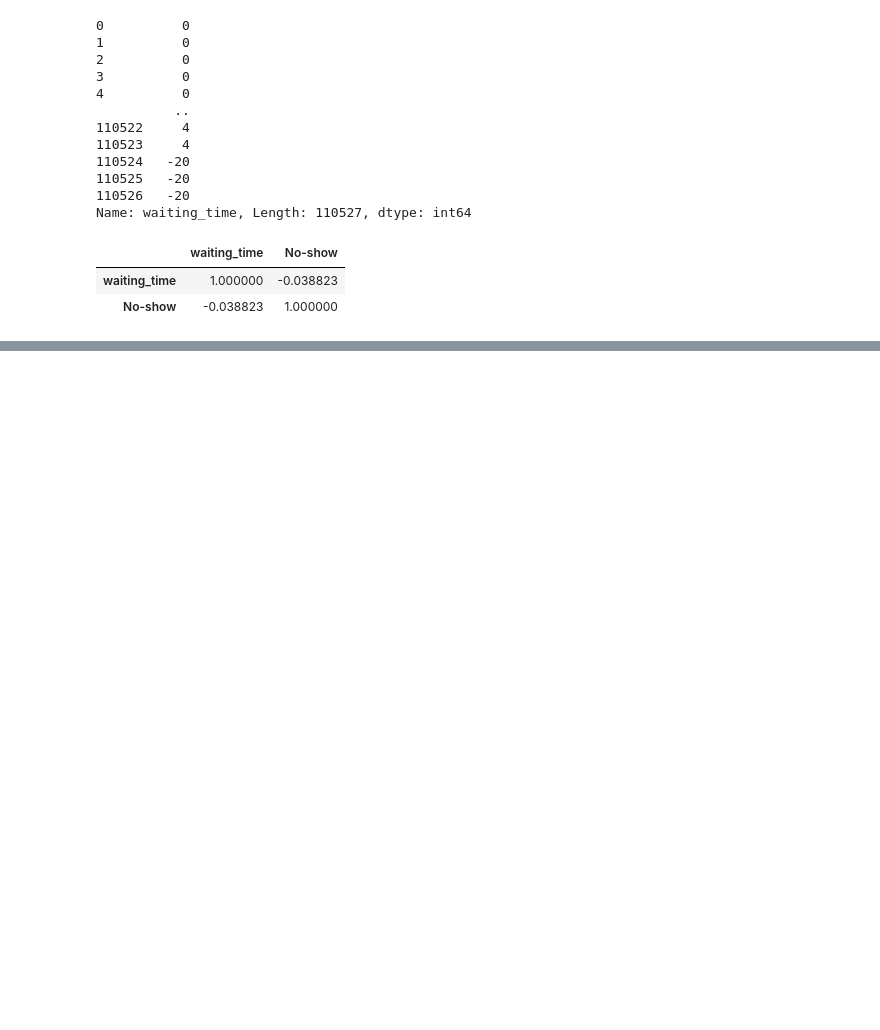
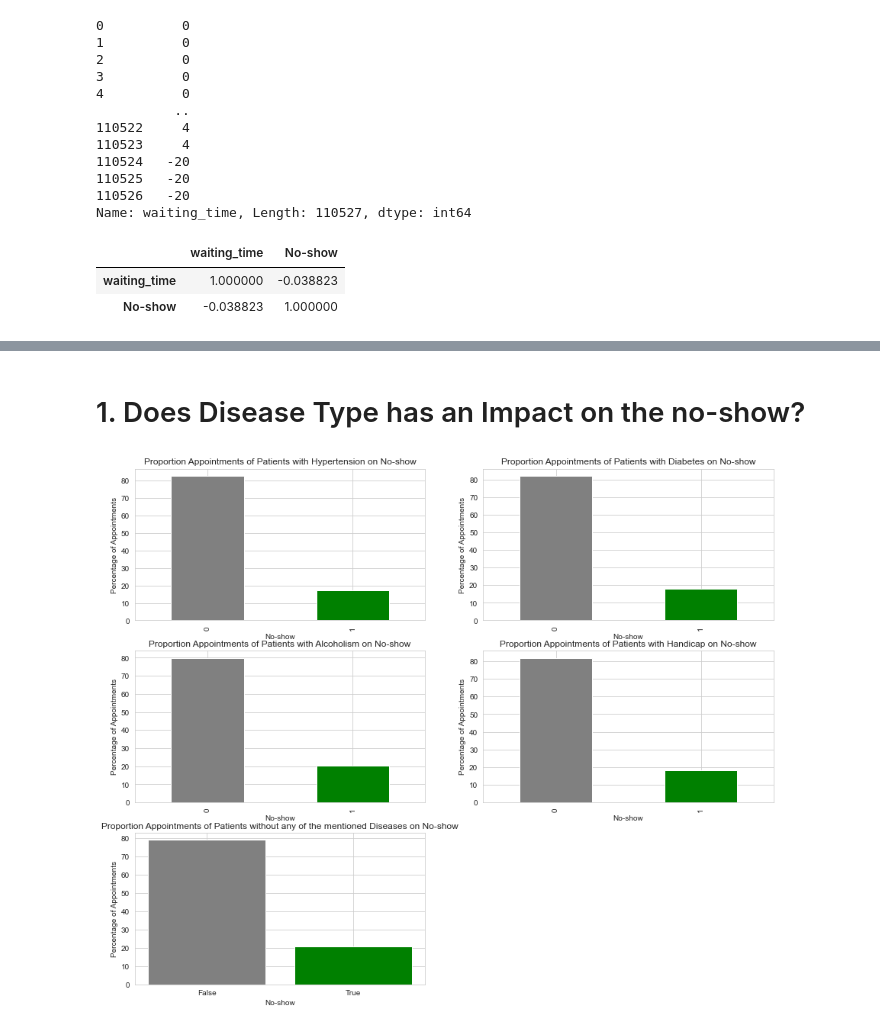
Before and after one commit to Dardeery/Medical-Appointment-No-Shows, a Jupyter notebook: Medical Appointment No Shows.ipynb, the cells around one changed output, grey strips where cells are left out. Saved outputs shown, nothing was run; the diff lists cells and outputs as text; code cells hidden in the pictures; blank space fills up the shorter version.

```diff
--- a/Medical Appointment No Shows.ipynb
+++ b/Medical Appointment No Shows.ipynb
@@ -242,0 +251,61 @@ DummyRegressor(constant=None, quantile=None, strategy='mean')
+# %% [markdown]
+# 1. Does Disease Type has an Impact on the no-show?
+# %%
+
+#For comparison, extracting patients without a stated disease into separate dataframes.
+df_no_disease_showed_up = df[(df['No-show'] == False) & (df['Hipertension'] == False) & (df['Diabetes'] == False) & (df['Alcoholism'] == False) & (df['Handcap'] == False)]
+df_no_disease_no_show = df[(df['No-show'] == True) & (df['Hipertension'] == False) & (df['Diabetes'] == False) & (df['Alcoholism'] == False) & (df['Handcap'] == False)]
+
+#Calculation the total amounts of appointments per disease for proportion calculuation later on.
+amount_no_disease = df_no_disease_showed_up['AppointmentDay'].count() + df_no_disease_no_show['AppointmentDay'].count()
+amount_Hipertension = sum(df.groupby(['No-show']).sum()['Hipertension'])
+amount_Diabetes = sum(df.groupby(['No-show']).sum()['Diabetes'])
+amount_Alcoholism = sum(df.groupby(['No-show']).sum()['Alcoholism'])
+amount_Handcap_combined = sum(df.groupby(['No-show']).sum()['Handcap-combined'])
+
+#Calculation the proportions of No-show and Show-up per disease and for no-disease
+hipertension = df.groupby(['No-show']).sum()['Hipertension']/amount_Hipertension *100
+diabetes = df.groupby(['No-show']).sum()['Diabetes']/amount_Diabetes * 100
+alcoholism = df.groupby(['No-show']).sum()['Alcoholism']/amount_Alcoholism * 100
+handcap_combined = df.groupby(['No-show']).sum()['Handcap-combined']/amount_Handcap_combined * 100
+no_disease_showed_up_proportion = df_no_disease_showed_up['AppointmentDay'].count() / amount_no_disease * 100
+no_disease_no_show_proportion = df_no_disease_no_show['AppointmentDay'].count() / amount_no_disease * 100
+
+
+#Plotting results of calculations above.
+# Styling the graphs
+fig = plt.figure(figsize=(15,30))
+sns.set_style('whitegrid')
+
+# Defining the graphs
+plt.subplot(7,2,1)
+hipertension.plot.bar(["False","True"], color=['grey','green'])
+plt.title('Proportion Appointments of Patients with Hypertension on No-show')
+plt.xlabel('No-show')
+plt.ylabel('Percentage of Appointments')
+
+plt.subplot(7,2,2)
+diabetes.plot.bar(["False","True"], color=['grey','green'])
+plt.title('Proportion Appointments of Patients with Diabetes on No-show')
+plt.xlabel('No-show')
+plt.ylabel('Percentage of Appointments')
+
+plt.subplot(7,2,3)
+alcoholism.plot.bar(["False","True"], color=['grey','green'])
+plt.title('Proportion Appointments of Patients with Alcoholism on No-show')
+plt.xlabel('No-show')
+plt.ylabel('Percentage of Appointments')
+
+plt.subplot(7,2,4)
+handcap_combined.plot.bar(["False","True"],[0,1], color=['grey','green'])
+plt.title('Proportion Appointments of Patients with Handicap on No-show')
+plt.xlabel('No-show')
+plt.ylabel('Percentage of Appointments')
+
+plt.subplot(7,2,5)
+plt.bar(["False","True"], [no_disease_showed_up_proportion, no_disease_no_show_proportion], color=['grey','green']);
+plt.title('Proportion Appointments of Patients without any of the mentioned Diseases on No-show')
+plt.xlabel('No-show')
+plt.ylabel('Percentage of Appointments');
+# %% [output]
+[figure, added]
```
Also changed, not shown: parts of 48 cells of this notebook.
